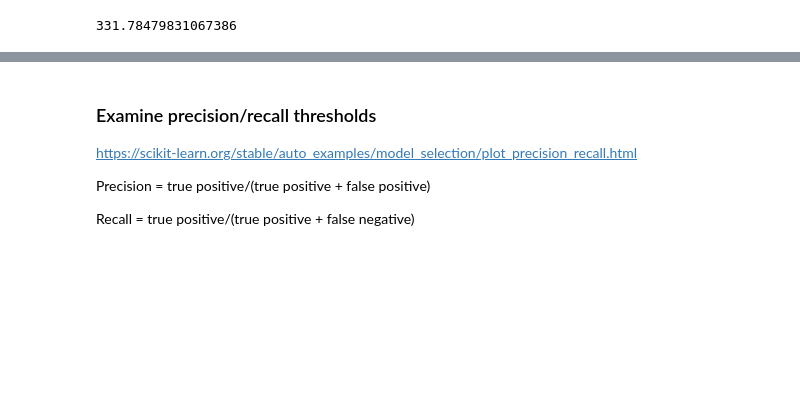
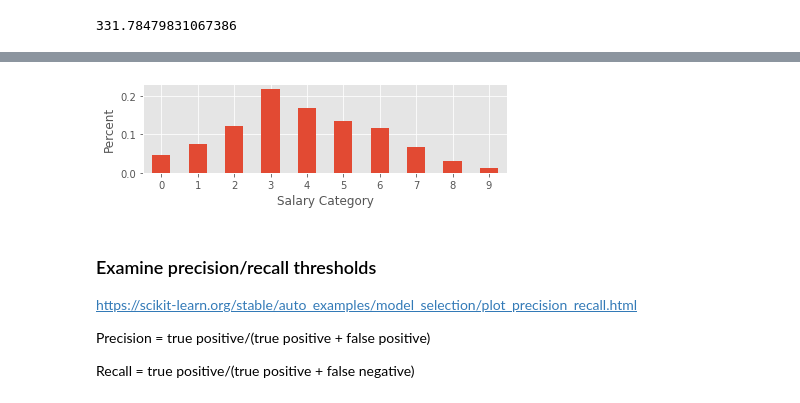
Before and after one commit to mrkjhsn/Not_for_Profit_Compensation_Modeling, a Jupyter notebook: 08.modeling_rfc.ipynb, the cells around one changed output, grey strips where cells are left out. Drawn from its saved outputs; the diff is of its cells as text; code cells hidden in the pictures; blank space fills up the shorter version.

```diff
--- a/08.modeling_rfc.ipynb
+++ b/08.modeling_rfc.ipynb
@@ -381,3 +508,15 @@ end - start
+# %%
+ax = prob_pred.iloc[0,:].plot(kind='bar',
+                             figsize=(6,2),
+                             sharex=True,
+                            legend=False)
+plt.xticks(rotation=0)
+plt.xlabel('Salary Category')
+plt.ylabel('Percent')
+plt.tight_layout()
+plt.savefig('03.visualizations/pred_probaba_dist_1.png');
+# %% [output]
+[figure, added]
 # %% [markdown]
 ### Examine precision/recall thresholds
 https://scikit-learn.org/stable/auto_examples/model_selection/plot_precision_recall.html
```
Also changed, not shown: parts of 43 cells of this notebook.
